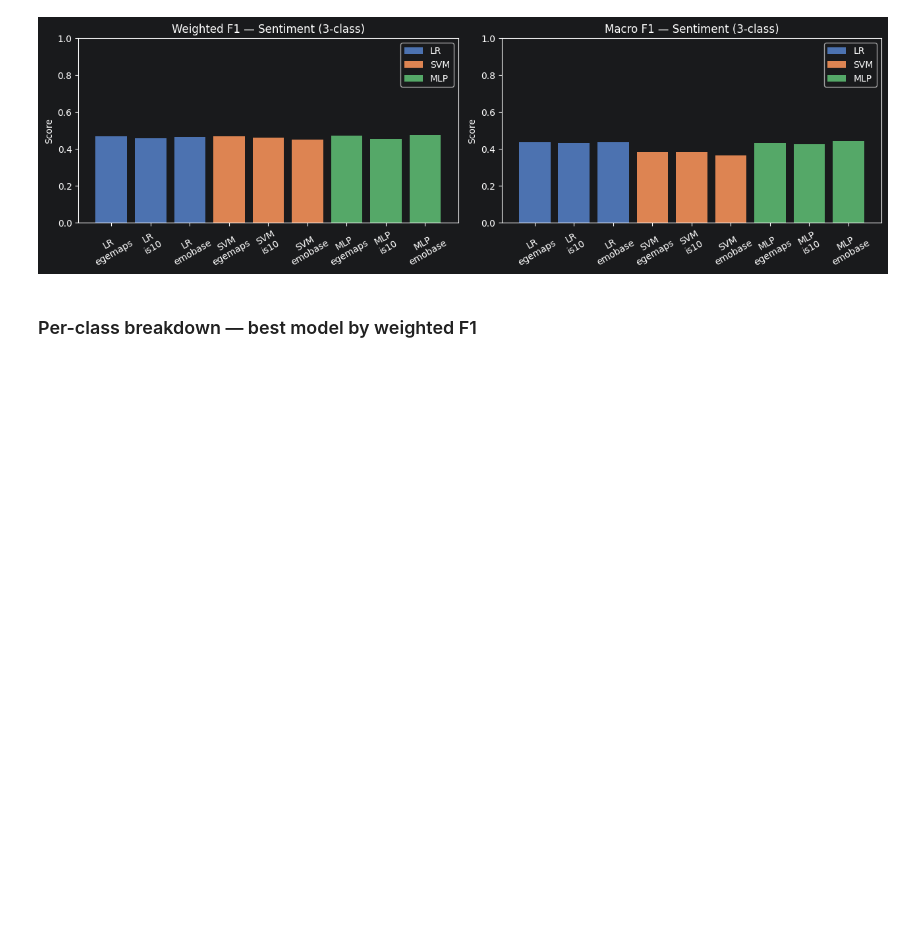
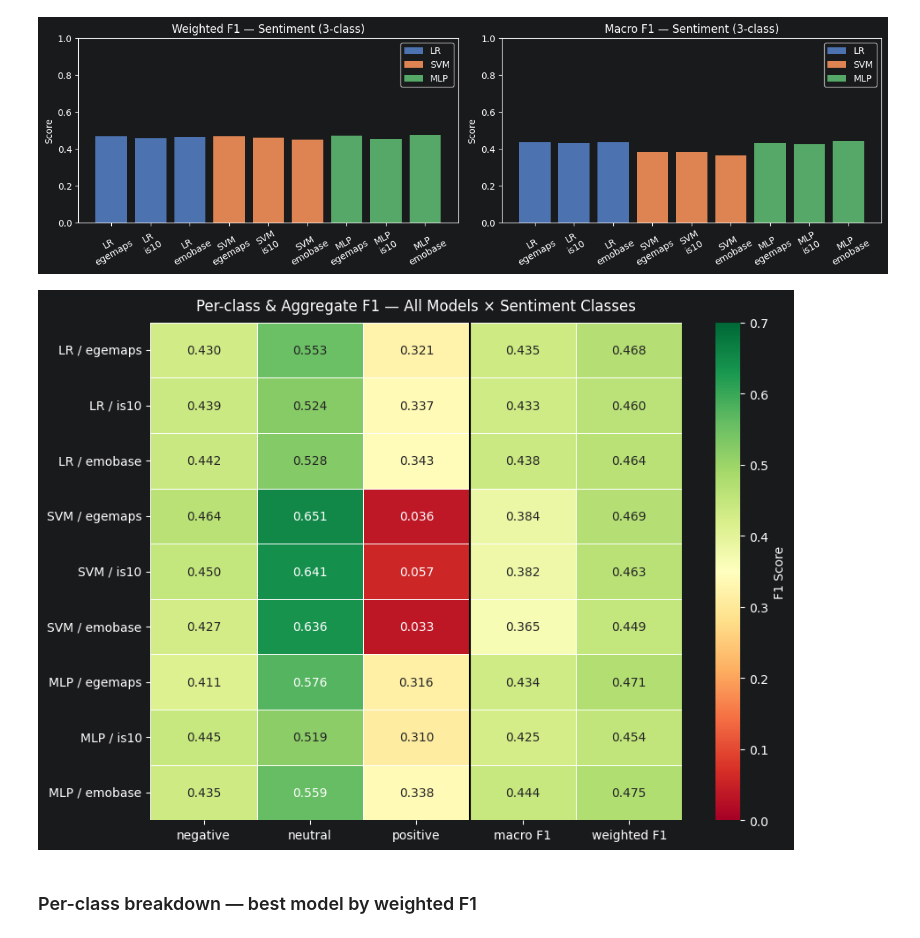
Before and after one commit to pvijayasures/NLP_P3, a Jupyter notebook: notebook/audio_sentiment.ipynb, the cells around one changed output. Drawn from its saved outputs; the diff is of its cells as text; code cells hidden in the pictures; blank space fills up the shorter version.

Commit message:
added heatmap for per-class

```diff
--- a/notebook/audio_sentiment.ipynb
+++ b/notebook/audio_sentiment.ipynb
@@ -748,6 +748,42 @@ plt.savefig(METRICS_DIR.parent / "plots" / "audio_sentiment_comparison.png", bbo
 plt.show()
 # %% [output]
 [figure]
+# %%
+# Per-class F1 heatmap — all models × sentiment classes + macro/weighted F1
+heatmap_rows = []
+for model_tag, pattern in [("LR",  "audio_sent_lr_{}.json"),
+                             ("SVM", "audio_sent_svm_{}.json"),
+                             ("MLP", "audio_sent_mlp_{}.json")]:
+    for key in FEATURE_SETS:
+        p = METRICS_DIR / pattern.format(key)
+        if p.exists():
+            m = json.loads(p.read_text())
+            row = {"Model": f"{model_tag} / {key}"}
+            for cls in SENTIMENT_LABELS:
+                row[cls] = m["per_class"][cls]["f1"]
+            row["macro F1"]    = m["macro_f1"]
+            row["weighted F1"] = m["weighted_f1"]
+            heatmap_rows.append(row)
+
+heatmap_df = pd.DataFrame(heatmap_rows).set_index("Model")
+
+fig, ax = plt.subplots(figsize=(9, len(heatmap_df) * 0.55 + 1.5))
+sns.heatmap(
+    heatmap_df, annot=True, fmt=".3f", cmap="RdYlGn",
+    vmin=0.0, vmax=0.7, linewidths=0.5, linecolor="white",
+    ax=ax, cbar_kws={"label": "F1 Score"},
+)
+ax.axvline(x=len(SENTIMENT_LABELS), color="black", lw=1.5)
+ax.set_title("Per-class & Aggregate F1 — All Models × Sentiment Classes", fontsize=12, pad=10)
+ax.set_xlabel("")
+ax.set_ylabel("")
+ax.tick_params(axis="x", rotation=0)
+ax.tick_params(axis="y", rotation=0)
+plt.tight_layout()
+plt.savefig(METRICS_DIR.parent / "plots" / "audio_sentiment_class_f1_heatmap.png", bbox_inches="tight", dpi=150)
+plt.show()
+# %% [output]
+[figure, added]
 # %% [markdown]
 ### Per-class breakdown — best model by weighted F1
 # %%
```
